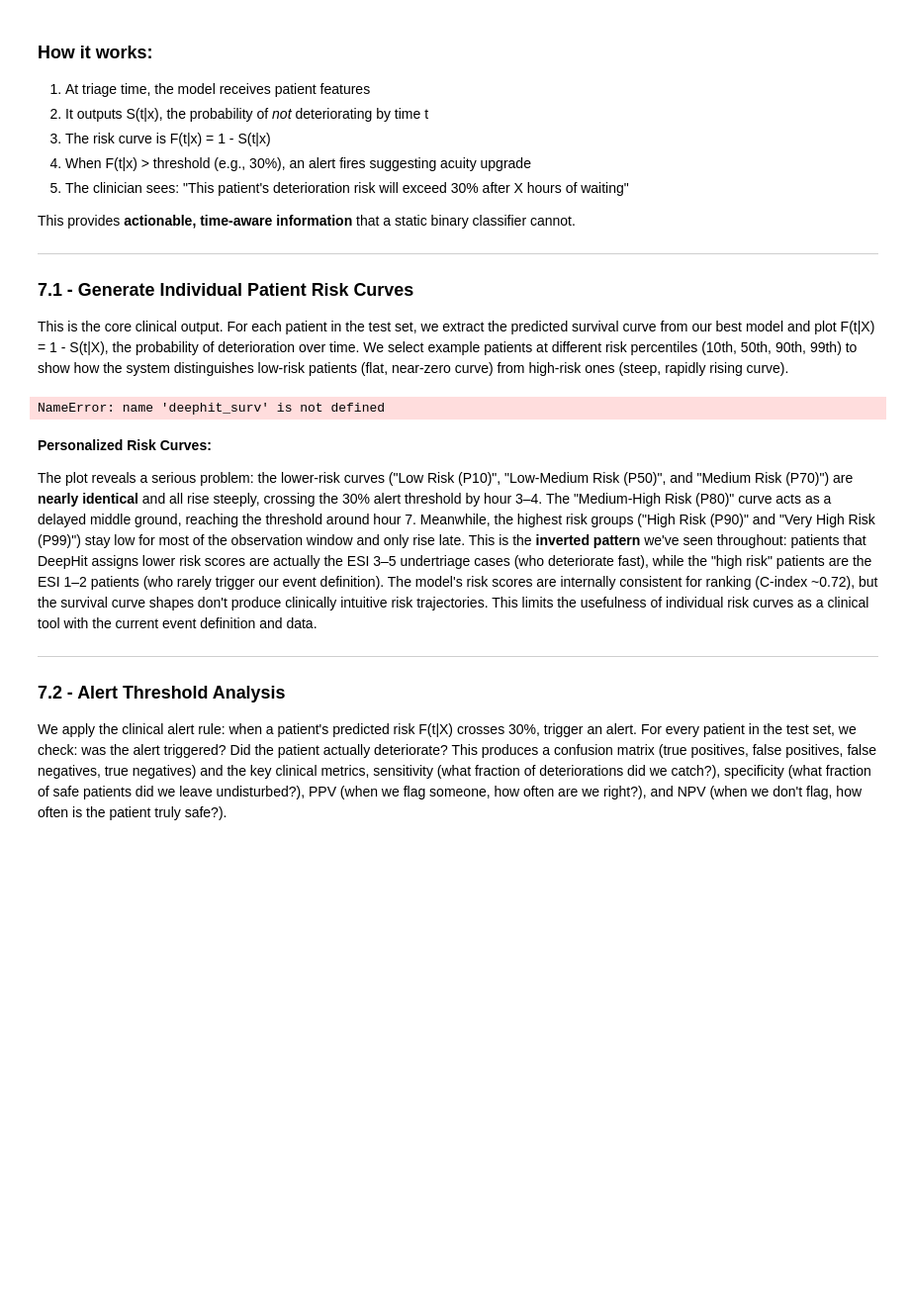
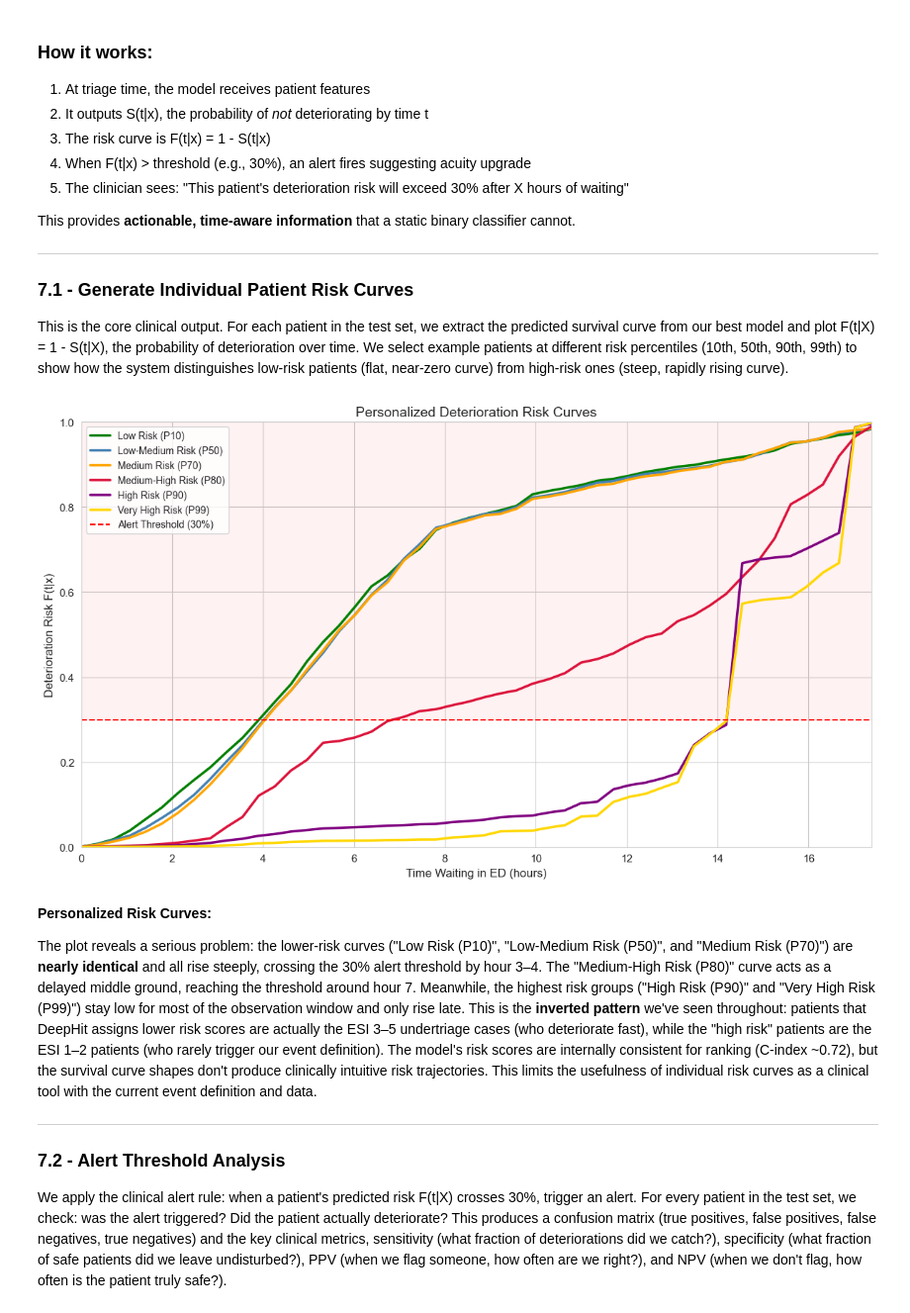
Before and after one commit to dsAlessandro/Emergency-Department-Acuity-Prediction, a Jupyter notebook: deterioration_risk_survival_analysis.ipynb, the cells around one changed output. Shown at 99% size. Drawn from its saved outputs; the diff is of its cells as text; code cells hidden in the pictures; blank space fills up the shorter version.

```diff
--- a/deterioration_risk_survival_analysis.ipynb
+++ b/deterioration_risk_survival_analysis.ipynb
@@ -2052,6 +2050,7 @@ This provides **actionable, time-aware information** that a static binary classi
 This is the core clinical output. For each patient in the test set, we extract the predicted survival curve from our best model and plot F(t|X) = 1 - S(t|X), the probability of deterioration over time. We select example patients at different risk percentiles (10th, 50th, 90th, 99th) to show how the system distinguishes low-risk patients (flat, near-zero curve) from high-risk ones (steep, rapidly rising curve).
 # %%
 # Use the best pycox model for visualization (DeepHit for flexibility)
+deephit_surv = deephit.predict_surv_df(x_test_pc)
 best_model_surv = deephit_surv  # shape: (time_points, n_patients)
 
 # Find patients at different risk levels
@@ -2069,34 +2068,34 @@ risk_percentiles = {
 fig, ax = plt.subplots(figsize=(12, 7))
 colors_risk = ['green', 'steelblue', 'orange', 'crimson', 'purple', 'gold']
 
 for (label, target_risk), color in zip(risk_percentiles.items(), colors_risk):
     # Find patient closest to this percentile
     idx = np.argmin(np.abs(risk_scores - target_risk))
     times = best_model_surv.index.values
     surv_curve = best_model_surv.iloc[:, idx].values
     risk_curve = 1 - surv_curve
 
     ax.plot(times, risk_curve, color=color, linewidth=2.5, label=label)
 
 # Alert threshold
 ax.axhline(y=CONFIG['alert_risk_threshold'], color='red', linestyle='--', linewidth=1.5,
            label=f'Alert Threshold ({CONFIG["alert_risk_threshold"]*100:.0f}%)')
 
 ax.fill_between([times.min(), times.max()], CONFIG['alert_risk_threshold'], 1.0,
                 color='red', alpha=0.05, label='_nolegend_')
 
 ax.set_xlabel('Time Waiting in ED (hours)', fontsize=12)
 ax.set_ylabel('Deterioration Risk F(t|x)', fontsize=12)
 ax.set_title('Personalized Deterioration Risk Curves', fontsize=14)
 ax.legend(loc='upper left', fontsize=10)
 ax.set_ylim(0, 1)
 ax.set_xlim(0, times.max())
 
 plt.tight_layout()
 plt.savefig(CONFIG['output_dir'] + 'risk_curves.png', dpi=150, bbox_inches='tight')
 plt.show()
 # %% [output]
-NameError: name 'deephit_surv' is not defined
+[figure, added]
 # %% [markdown]
 **Personalized Risk Curves:**
 
```
Also changed, not shown: parts of 3 cells of this notebook, 1 other file.
